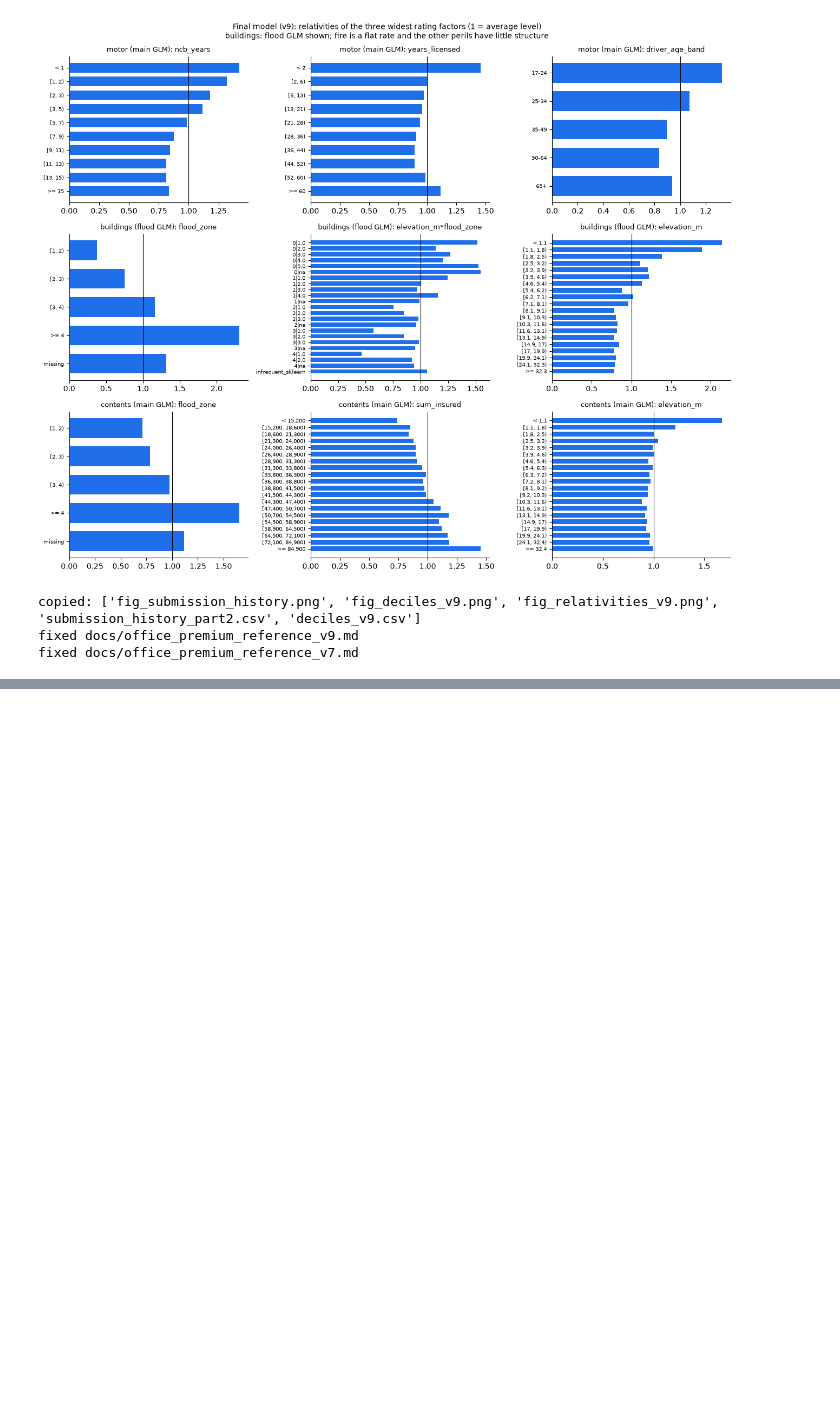
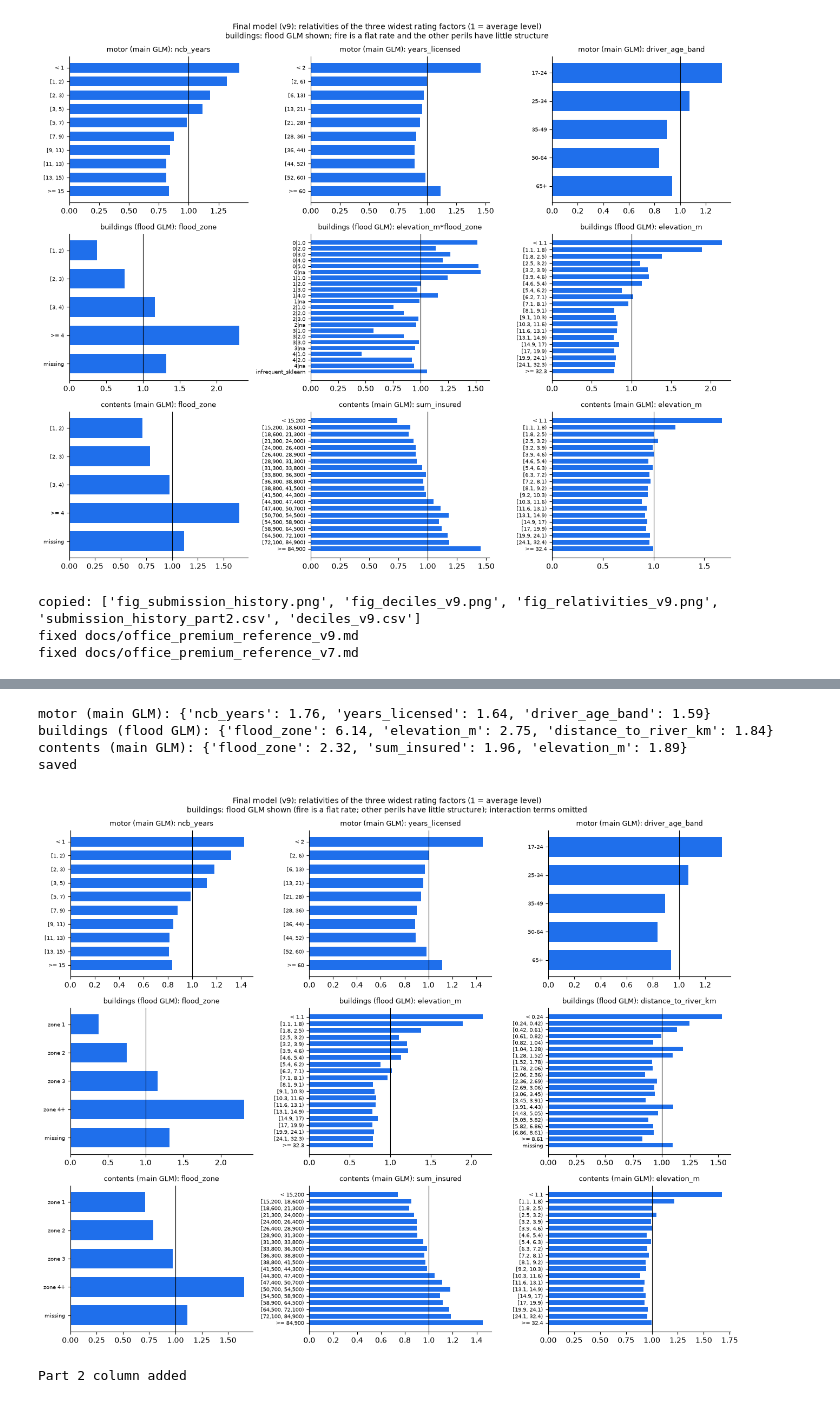
Before and after one commit to WoojinJi/iaa-hackathon, a Jupyter notebook: notebooks/31_p2_report_figures.ipynb, the cells around one changed output, grey strips where cells are left out. Drawn from its saved outputs; the diff is of its cells as text; code cells hidden in the pictures; blank space fills up the shorter version.

```diff
--- a/notebooks/31_p2_report_figures.ipynb
+++ b/notebooks/31_p2_report_figures.ipynb
@@ -436,0 +469,79 @@ fixed docs/office_premium_reference_v7.md
+# %%
+import os; from pathlib import Path; os.chdir(Path.home()/"IAA")
+import pandas as pd, matplotlib.pyplot as plt
+R = pd.read_csv("results/report_figs/relativities_v9_labelled.csv")
+R = R[~R.feature.str.contains(r"\*")].copy()                       # drop pair terms (unreadable codes)
+zone = {"[1, 2)": "zone 1", "[2, 3)": "zone 2", "[3, 4)": "zone 3", ">= 4": "zone 4+", "< 1": "zone 0"}
+m = R.feature == "flood_zone"; R.loc[m, "label"] = R.loc[m, "label"].map(lambda s: zone.get(s, s))
+
+panels = [("motor", "main GLM"), ("buildings", "flood GLM"), ("contents", "main GLM")]
+fig, axes = plt.subplots(3, 3, figsize=(13, 10.5))
+for i, (line, model) in enumerate(panels):
+    sub = R[(R.line == line) & (R.model == model)]
+    sp = sub.groupby("feature").relativity.agg(lambda s: s.max() / s.min()).sort_values(ascending=False)
+    print(f"{line} ({model}):", sp.head(3).round(2).to_dict())
+    for j, feat in enumerate(sp.index[:3]):
+        ax = axes[i, j]; t = sub[sub.feature == feat]
+        ax.barh(range(len(t)), t.relativity, color="#1f6feb", height=0.7)
+        ax.set_yticks(range(len(t))); ax.set_yticklabels(t.label, fontsize=7); ax.invert_yaxis()
+        ax.axvline(1, color="black", lw=0.8)
+        ax.set_title(f"{line} ({model}): {feat}", fontsize=9); ax.spines[["top", "right"]].set_visible(False)
+fig.suptitle("Final model (v9): relativities of the three widest rating factors (1 = average level)\n"
+             "buildings: flood GLM shown (fire is a flat rate; other perils have little structure); interaction terms omitted", fontsize=10)
+fig.tight_layout()
+for p in ["results/report_figs/fig_relativities_v9.png", "docs/figs/fig_relativities_v9.png"]:
+    fig.savefig(p, dpi=200)
+print("saved")
+# %% [output]
+motor (main GLM): {'ncb_years': 1.76, 'years_licensed': 1.64, 'driver_age_band': 1.59}
+buildings (flood GLM): {'flood_zone': 6.14, 'elevation_m': 2.75, 'distance_to_river_km': 1.84}
+contents (main GLM): {'flood_zone': 2.32, 'sum_insured': 1.96, 'elevation_m': 1.89}
+saved
+[figure, added]
+# %%
+import os; from pathlib import Path; os.chdir(Path.home()/"IAA")
+txt = """
+
+### Part 2 results (Oct 26, final v9) — what happened to each assumption in the emerging market
+Result: **held** (still true on Part 2 data) · **changed** (adapted to the new market) · **wrong -> fixed** (wrong since Part 1, found in
+Part 2) · **borrowed** (not testable on two emerging years; taken from the developed market) · **new** (needed only in Part 2).
+Source: **doc** (competition documents) · **data** (tested on data) · **LB** (size calibrated on diagnostic submissions, disclosed) ·
+**dev** (borrowed from the developed market).
+
+| Assumption | Part 1 | Part 2 | Result | Source | Evidence |
+|---|---|---|---|---|---|
+| Claim amounts and excess | excess deducted on every peril | amounts are already net of excess; not deducted again | **wrong -> fixed** | doc, data | Data dictionary (also in Part 1's); paid = incurred on closed claims 100%; target x1.20 / 1.05 / 1.19; Part 1 late submission private -0.0020 [AI 107] |
+| Trend with an excess | trend ground-up, excess fixed | same, restored for net amounts (excess added back before the trend) | **wrong -> fixed** | data | Lost in the Oct 24 fix; level x1.017 / 1.006 / 1.010; v7 [AI 112] |
+| Recoveries | subtracted once | subtracted once | held | data | Fixed share of incurred (0.8 / 0.3); never above incurred |
+| Claim linkage | row_id, both ends inclusive | same; 0.3-0.5% of claims before the policy's first row excluded | held | data | Independent target audit [AI 114] |
+| Declined claims | excluded | excluded | held | doc, data | Cost concentration in declined rows noted for the report [AI 114] |
+| Exposure | recomputed from dates where inconsistent | same | held | data | About 0.5% of rows wrong, inflating total exposure by about 40%; test rows consistent; 2024 rows end at the valuation date |
+| sum_insured entry error | — | x1000 entries divided by 1000 | **new** | data | Five checks fixed before looking (same policy, premium, gaps, digits, property) [AI 93] |
+| Completeness (IBNR) | Lynden-Bell by peril, yearly | each row's own period (E22) | **wrong -> fixed** | data | Late-starting new-business rows were less complete (motor 2024 0.777 vs 0.839); motor NB A/E 0.94 -> 1.00 [AI 109] |
+| Severity trends | estimated on 2021-24 | borrowed from the developed market | **borrowed** | dev | Two emerging years cannot separate trend from noise; sensitivity only |
+| BI reform factor | 0.83 on 2021-22 | none | changed | doc | A developed-market legal change |
+| Large losses, motor | cap 500k + Pareto loading (alpha from the data) | cap 500k + Pareto, alpha 2.05 borrowed, frequency from emerging | **borrowed** | dev | Too few large claims to fit a tail |
+| Large losses, buildings fire | in the GLM, observed loading | flat developed rate 97.05 per exposure | changed | data, dev | 2023 regional fire cluster (49 vs 21 claims); depth-3 tree found it [AI 98] |
+| Buildings flood | five flood-geography pairs in the GLM | own flood GLM on combined data | changed | data | E12 re-judged under the tail rule without the flat fire part [AI 102] |
+| Where relativities are learned | the same market | motor: developed; contents: developed + emerging; buildings: emerging (+ flood combined); level always from emerging | changed | data | E17: validation D2 0.0806 -> 0.1096, public 0.11185 -> 0.12187 [AI 103] |
+| New-business relativity | from data | emerging values kept | held | data | Within 2 SE of the developed market in every line (Rule 1) |
+| Broker book in the 2025 test | — | new-business load x1.3 | **new** | doc, LB | Competition text (broker book, 76% new business); not identifiable in the data; size from diagnostic submissions (x1.5 in v4, x1.3 after the excess fix); public-sampling band 1.22-1.38 [AI 106] |
+| Claim history | 1 and 2 years | 1 year only | changed | data | A 2-year window is never observable from a 2023 start; the test broker book has no history |
+| Weather for 2025 | address average | address average | held | data | Actual 2025 weather as a diagnostic: public +0.0006, not the cause of the gap |
+| written_premium | contents, by start month | contents, annual premium relative to the year | held | data | E23 +0.0014 D2; still circular |
+| Feature removals | stability and add/drop tests | + occupation (free text); + 7 collinear variables in motor and buildings (E27) | changed | data | E27: climate first component 79%, vehicle 94%; contents fails its lowest decile; v9 0.14477 [AI 115] |
+| Model per line | motor freq x sev GLMs; buildings GLM; contents GBM | one Tweedie GLM per line (+ buildings flood GLM) | changed | data | E14 (motor freq x sev) not adopted; GBMs and black boxes fail the rule (E9-P2, E9-P2b) |
+| Ridge strength | grid on two validation years | buildings alpha 10 (CV inside the training year); motor and contents keep Part 1 settings on developed / combined data | changed | data | Offset-correction ridge scale error found and re-run [AI 113] |
+| Severity independent of frequency | verified in motor | not re-tested | **borrowed** | dev | One emerging fold; severity unpredictable within a peril (E13) |
+| Validation design | two out-of-time folds | one fold (2024 on 2023) | changed | data | 6 of 9 public scores inside the range written before submitting |
+| Tail rule for buildings | all perils | modelled perils only (flat fire excluded) | **new** | data | Team decision Oct 24 [AI 102] |
+| Decision rules | fixed before results | unchanged, plus a guard for every submission | **new** | — | v8 withdrawn by its guard (public 0.14077); v9 kept by its guard |
+"""
+p = Path("DECISIONS.md"); d = p.read_text(encoding="utf-8")
+old_h = "## Assumptions register (status as of Oct 22, after E1–E11)"
+new_h = "## Assumptions register (status as of Oct 22, after E1–E11; Part 2 results at the end, Oct 26)"
+assert d.count(old_h) == 1 and "### Part 2 results (Oct 26" not in d
+d = d.replace(old_h, new_h).rstrip("\n") + txt
+p.write_text(d, encoding="utf-8"); print("Part 2 column added")
+# %% [output]
+Part 2 column added
```
Also changed, not shown: parts of 5 cells of this notebook, 2 other files.
